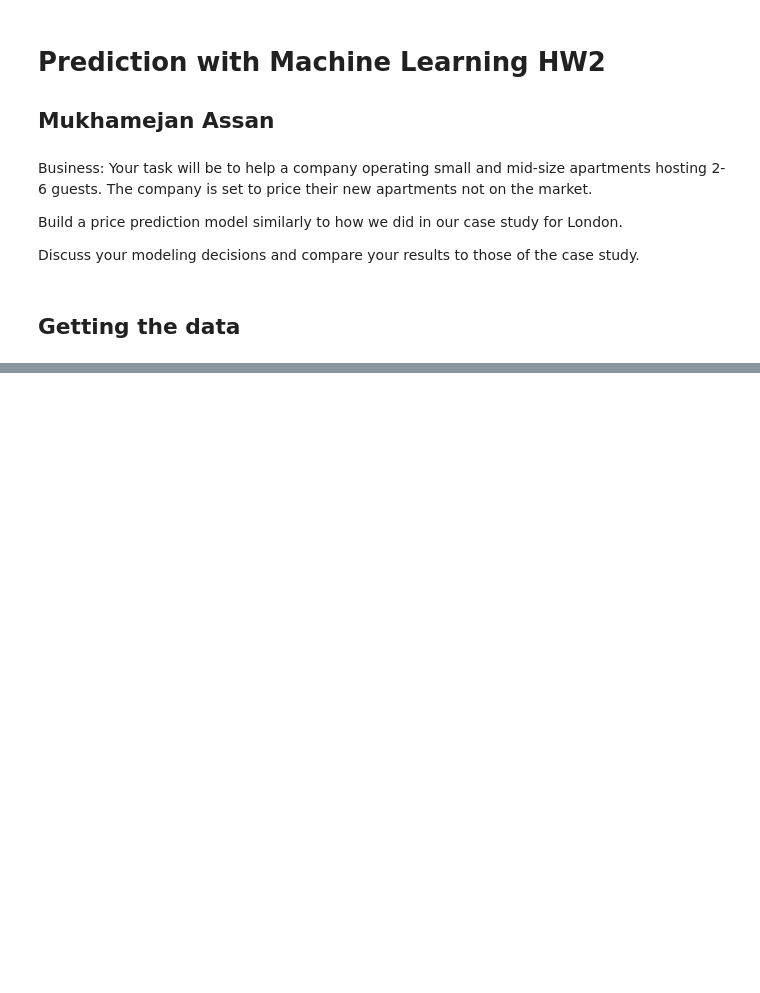
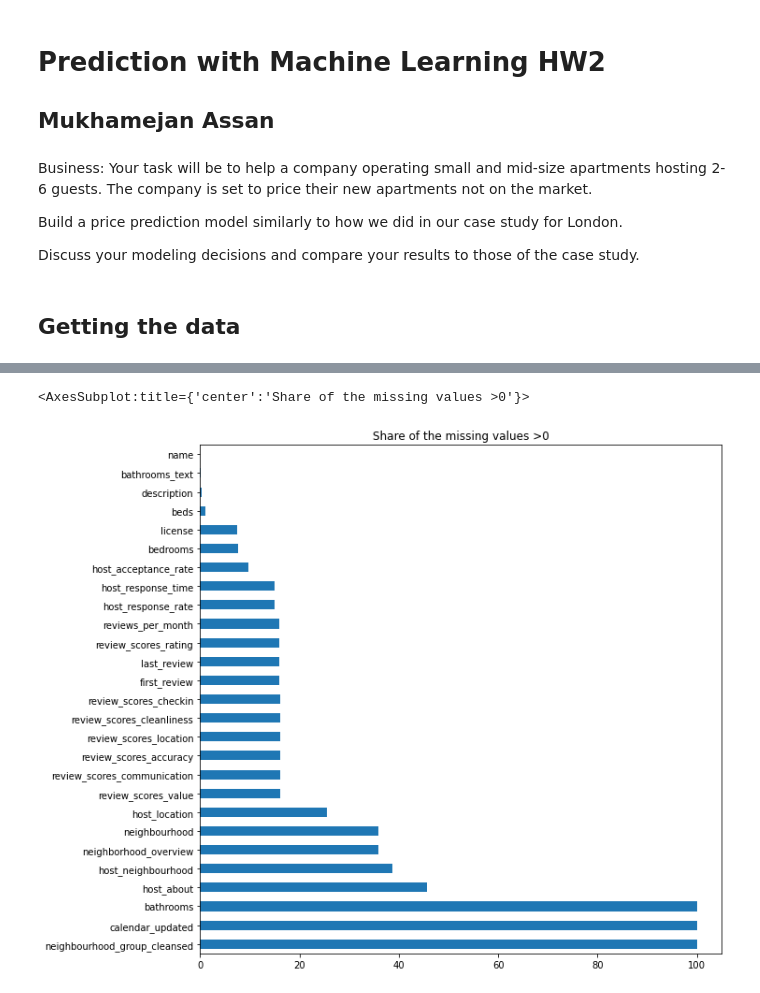
Before and after one commit to malikiscoding/prediction-with-ml, a Jupyter notebook: ps2/ps2.ipynb, the cells around one changed output, grey strips where cells are left out. Cells and saved outputs as stored; diff of their text form; code cells hidden in the pictures; blank space fills up the shorter version.

```diff
--- a/ps2/ps2.ipynb
+++ b/ps2/ps2.ipynb
@@ -22,0 +113,7 @@ pwd
+# %%
+na_share = df.isnull().mean()*100
+fig, ax = plt.subplots(figsize=(10,10))
+na_share[na_share>0].sort_values(ascending=False).plot.barh(title = 'Share of the missing values >0')
+# %% [output]
+<AxesSubplot:title={'center':'Share of the missing values >0'}>
+[figure, added]
```
Also changed, not shown: parts of 13 cells of this notebook.
